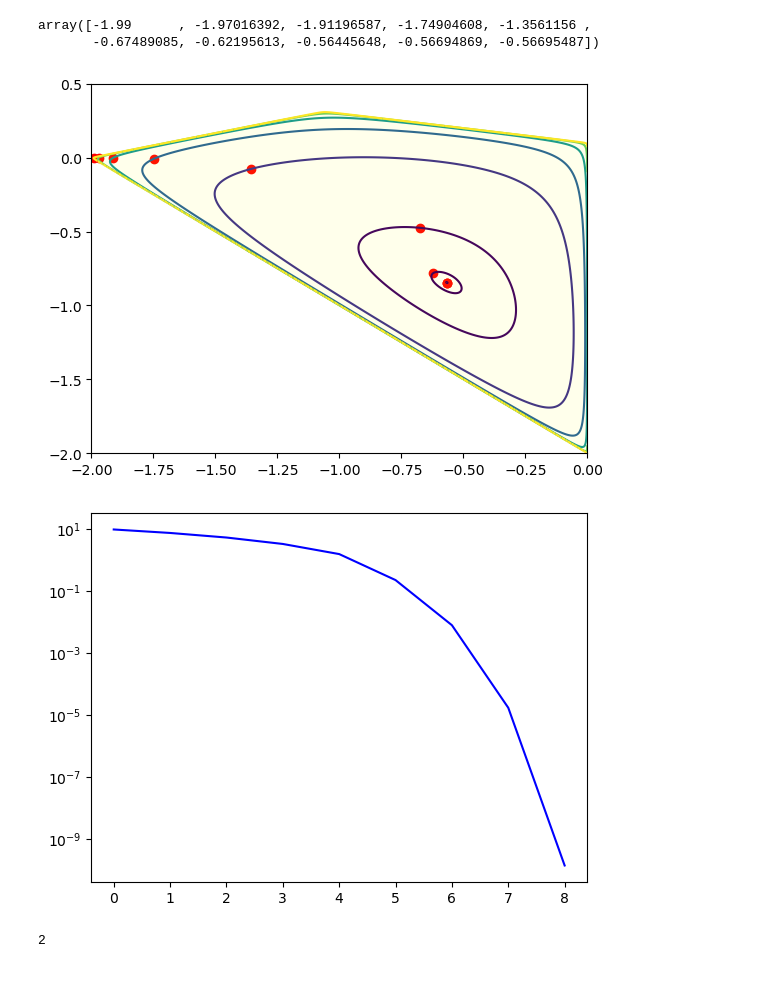
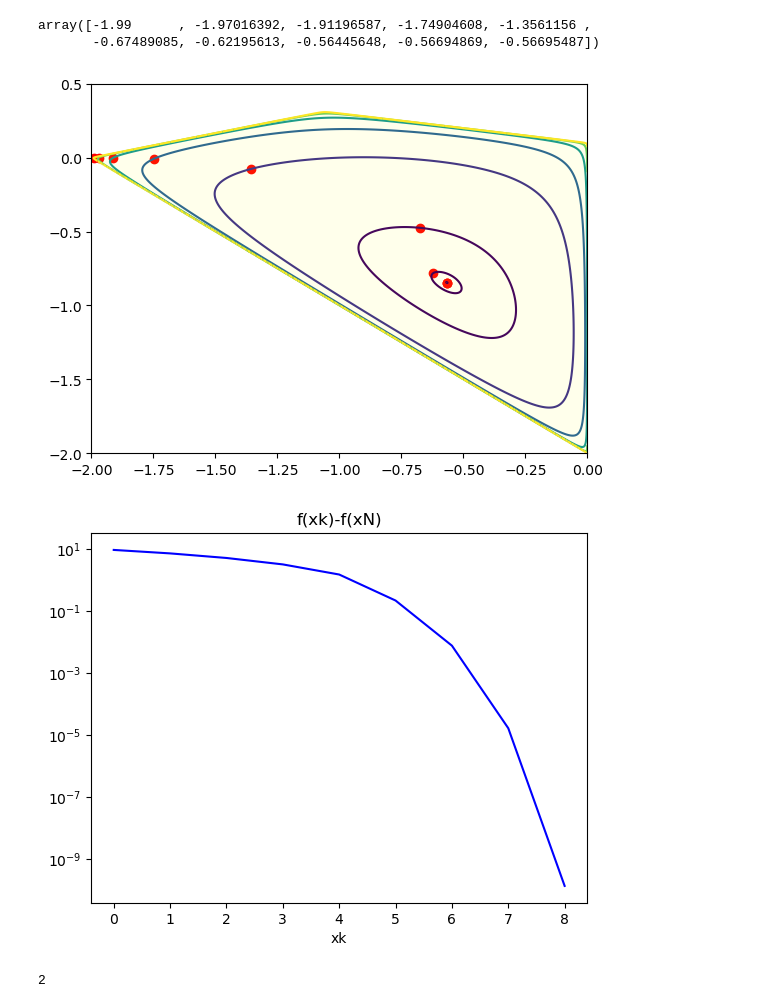
Before and after one commit to yogev-namir/Non-linear, a Jupyter notebook: HW6/Q1.ipynb, the cells around one changed output. Saved outputs shown, nothing was run; the diff lists cells and outputs as text; code cells hidden in the pictures; blank space fills up the shorter version.

```diff
--- a/HW6/Q1.ipynb
+++ b/HW6/Q1.ipynb
@@ -61,34 +61,36 @@ array([-1.99      , -1.97016392, -1.91196587, -1.74904608, -1.3561156 ,
 
 from matplotlib import patches
 import matplotlib.pyplot as plt
 
 def plot_Q1(xk, fs, A, b):
     f = lambda x,y: -1*sum ([np.log(b[i]-A[i][0]*x-A[i][1]*y) for i in range (b.shape[0])])
     x = np.linspace(-2, 0, 2000)
     y = np.linspace(-2, 0.5, 2000)
     pointsPolygon = np.array([[-2, 0], [0, -2], [0, 0.1], [-17 / 16, 5 / 16]])
     figure = patches.Polygon(pointsPolygon, facecolor = None, fill = True, color = "yellow")
     figure.set_alpha(0.08)
     plt.scatter(xk.T[0], xk.T[1], color="red")
     plt.gca().add_patch(figure)
     plt.xlim([-2, 0])
     plt.ylim([-2, 0.5])
     xv, yv = np.meshgrid(x, y)
     z = np.array(f(xv, yv))
     z[np.isnan(z)] = 10 ** 10
     z = z.reshape(xv.T.shape)
     fs.reverse()
     plt.contour(xv, yv, z, levels=fs)
     plt.show()
     fs.reverse()
     diffList = [fs[i] - fs[len(fs) - 1] for i in range(len(fs) - 1)]
     plt.semilogy(diffList, color="blue")
+    plt.title('f(xk)-f(xN)')
+    plt.xlabel('xk')
     plt.show()
 
 plot_Q1(xk, fs, A, b)
 # %% [output]
 [figure]
-[figure, old version]
+[figure, new version]
 # %%
 x = np.linspace(-2, 0, 2000)
 y = np.linspace(-2, 0.5, 2000)
```
